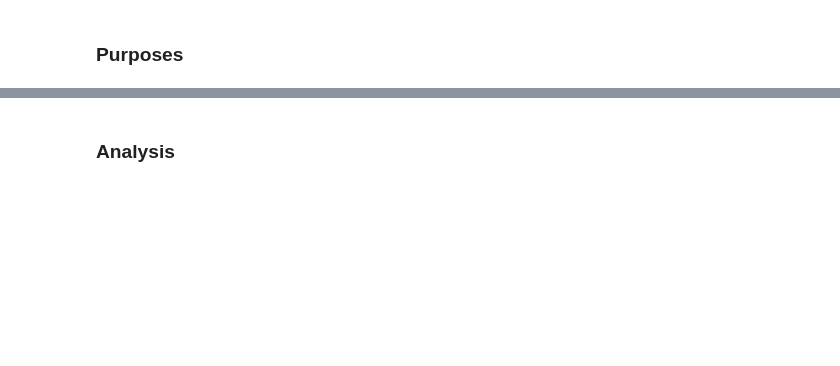
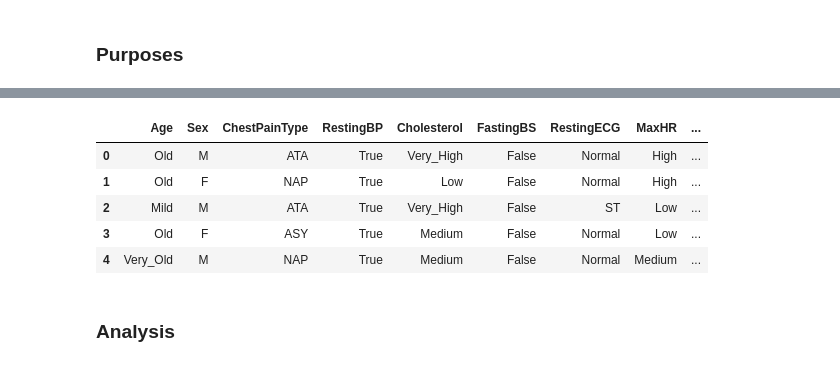
Before and after one commit to vntan/HeartFailureAnalysis, a Jupyter notebook: HeartFailureAnalysis.ipynb, the cells around one changed output, grey strips where cells are left out. Saved outputs shown, nothing was run; the diff lists cells and outputs as text; code cells hidden in the pictures; blank space fills up the shorter version.

```diff
--- a/HeartFailureAnalysis.ipynb
+++ b/HeartFailureAnalysis.ipynb
@@ -543,0 +594,39 @@ As I mentined above, there are no more differences between the outcomes in each
+# %%
+#Divide Age atrribute to 4 sets
+def AgeMapper(age_series):
+    age_col = age_series.copy()
+
+    age_col[age_series < 38] = 'Young'
+    age_col[age_series.between(33, 45)] = 'Mild'
+    age_col[age_series.between(40, 58)] = 'Old'
+    age_col[age_series > 52] = 'Very_Old'
+    return age_col
+
+def RestingBPMapper(resting_series):
+    resting_col = resting_series.copy()
+    resting_col = resting_col > 120
+    return resting_col
+
+def CholesterolMapper(cholesterol_series):
+    cholesterol_col = cholesterol_series.copy()
+    cholesterol_col[cholesterol_series < 197] = 'Low'
+    cholesterol_col[cholesterol_series.between(188, 250)] = 'Medium'
+    cholesterol_col[cholesterol_series.between(217, 307)] = 'High'
+    cholesterol_col[cholesterol_series > 281] = 'Very_High'
+    return cholesterol_col
+
+def MaxHRMapper(maxHR_series):
+    maxHR_col = maxHR_series.copy()
+    maxHR_col[maxHR_series < 141] = 'Low'
+    maxHR_col[maxHR_series.between(111, 194)] = 'Medium'
+    maxHR_col[maxHR_series > 152] = 'High'
+    return maxHR_col
+# %%
+#Copy new dataframe.
+heart_cate = heart_df.copy()
+
+heart_cate['Age'] = AgeMapper(heart_cate['Age'])
+heart_cate['RestingBP'] = RestingBPMapper(heart_cate['RestingBP'])
+heart_cate['Cholesterol'] = CholesterolMapper(heart_cate['Cholesterol'])
+heart_cate['MaxHR'] = MaxHRMapper(heart_cate['MaxHR'])
+heart_cate[heart_cate.select_dtypes(bool).columns] = heart_cate[heart_cate.select_dtypes(bool).columns].astype(str)
@@ -544,2 +648,11 @@ As I mentined above, there are no more differences between the outcomes in each
+# %%
+heart_cate.head()
+# %% [output]
+|  | Age | Sex | ChestPainType | RestingBP | Cholesterol | FastingBS | RestingECG | MaxHR | ... |
+| 0 | Old | M | ATA | True | Very_High | False | Normal | High | ... |
+| 1 | Old | F | NAP | True | Low | False | Normal | High | ... |
+| 2 | Mild | M | ATA | True | Very_High | False | ST | Low | ... |
+| 3 | Old | F | ASY | True | Medium | False | Normal | Low | ... |
+| 4 | Very_Old | M | NAP | True | Medium | False | Normal | Medium | ... |
 # %% [markdown]
 ### Analysis
```
Also changed, not shown: parts of 12 cells of this notebook.
